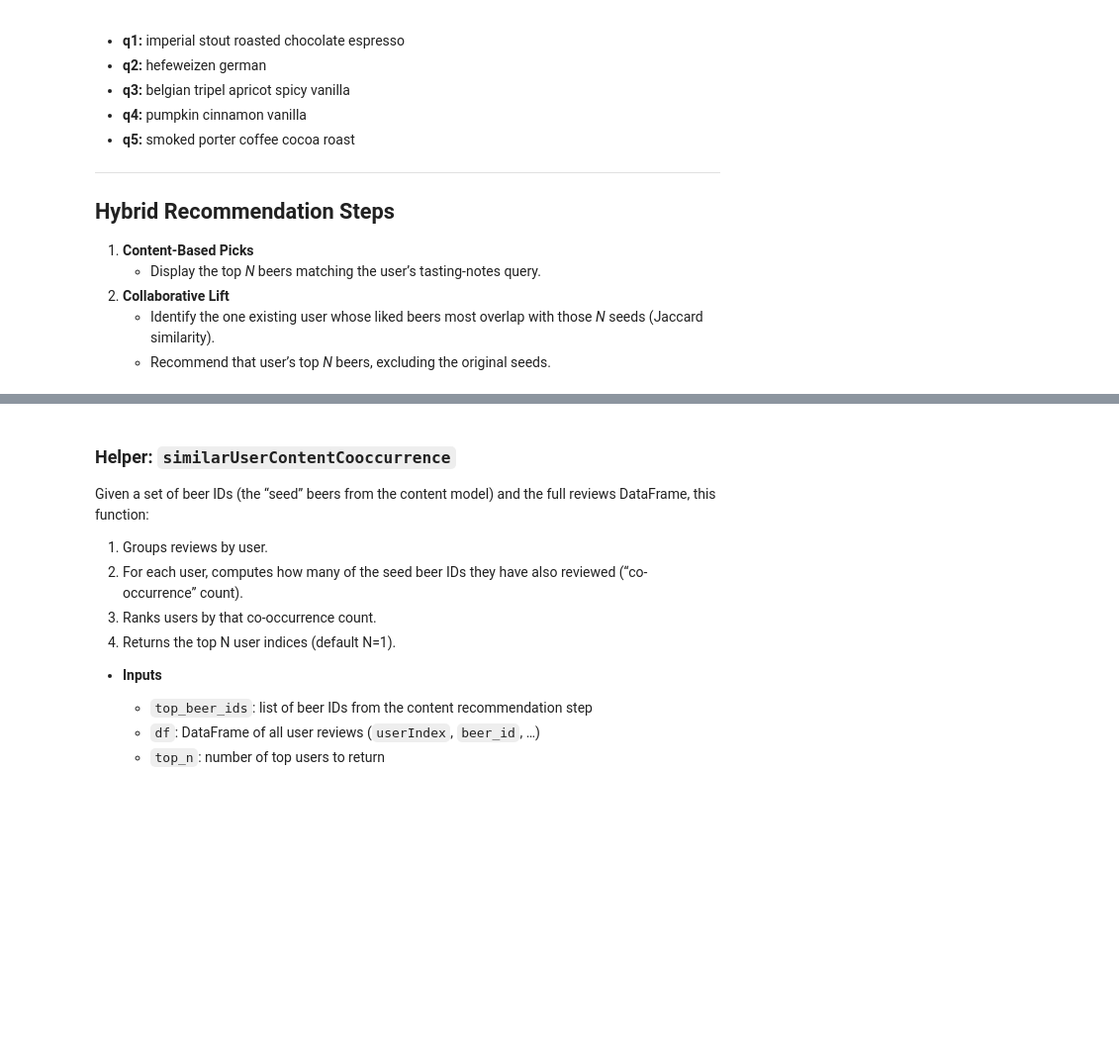
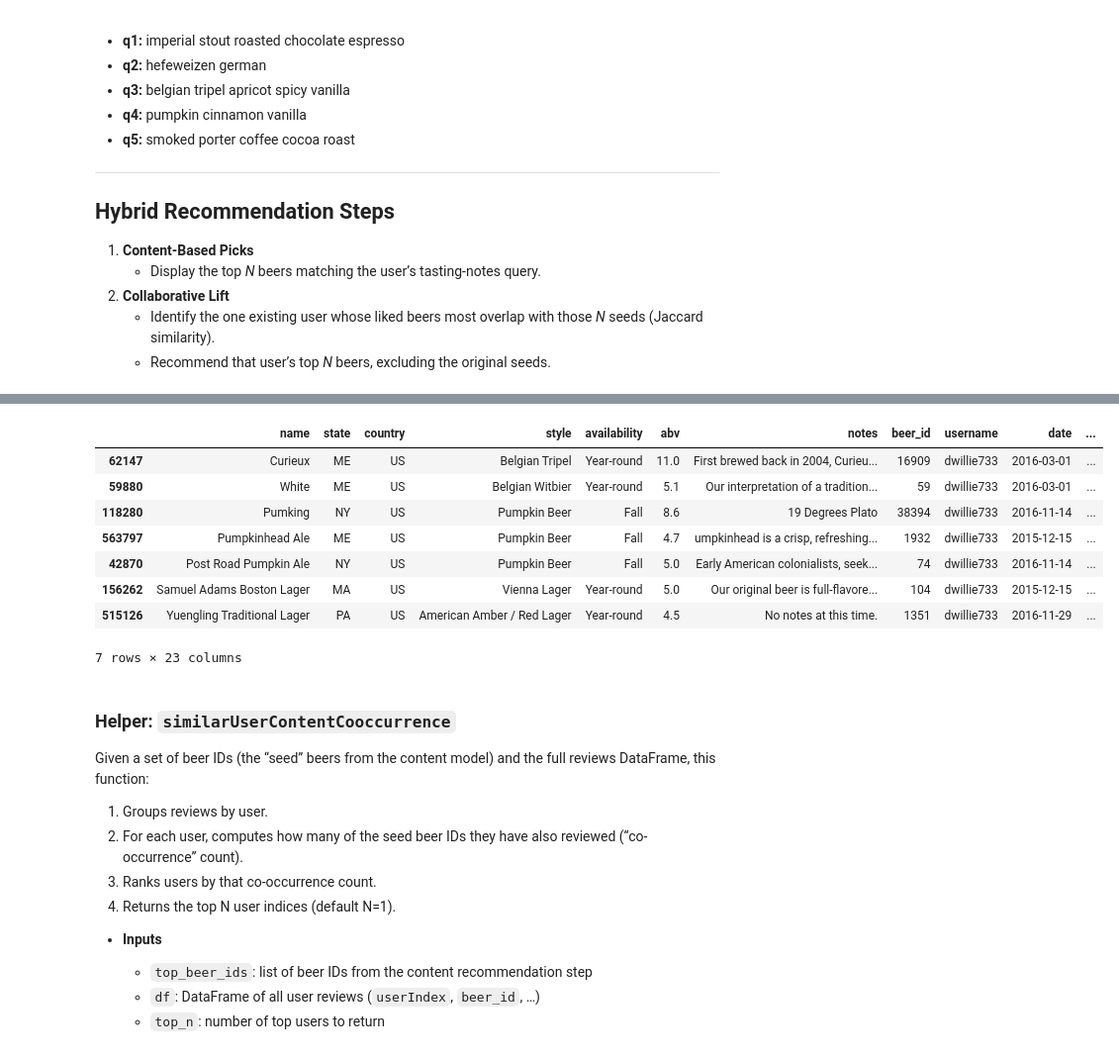
Before and after one commit to VinnyKun/BeerMePlease, a Jupyter notebook: 8.BeerRecommender.ipynb, the cells around one changed output, grey strips where cells are left out. Shown at 99% size. Drawn from its saved outputs; the diff is of its cells as text; code cells hidden in the pictures; blank space fills up the shorter version.

```diff
--- a/BeerRecommender.ipynb
+++ b/8.BeerRecommender.ipynb
@@ -565,3 +567,15 @@ Bourbon County Brand Coffee Stout American Imperial Stout 12.9 0.886392
+# %%
+getActualTopKReviewedBeersForUser('dwillie733',500) #Oleg85
+# %% [output]
+|  | name | state | country | style | availability | abv | notes | beer_id | username | date | ... |
+| 62147 | Curieux | ME | US | Belgian Tripel | Year-round | 11.0 | First brewed back in 2004, Curieu... | 16909 | dwillie733 | 2016-03-01 | ... |
+| 59880 | White | ME | US | Belgian Witbier | Year-round | 5.1 | Our interpretation of a tradition... | 59 | dwillie733 | 2016-03-01 | ... |
+| 118280 | Pumking | NY | US | Pumpkin Beer | Fall | 8.6 | 19 Degrees Plato | 38394 | dwillie733 | 2016-11-14 | ... |
+| 563797 | Pumpkinhead Ale | ME | US | Pumpkin Beer | Fall | 4.7 | umpkinhead is a crisp, refreshing... | 1932 | dwillie733 | 2015-12-15 | ... |
+| 42870 | Post Road Pumpkin Ale | NY | US | Pumpkin Beer | Fall | 5.0 | Early American colonialists, seek... | 74 | dwillie733 | 2016-11-14 | ... |
+| 156262 | Samuel Adams Boston Lager | MA | US | Vienna Lager | Year-round | 5.0 | Our original beer is full-flavore... | 104 | dwillie733 | 2015-12-15 | ... |
+| 515126 | Yuengling Traditional Lager | PA | US | American Amber / Red Lager | Year-round | 4.5 | No notes at this time. | 1351 | dwillie733 | 2016-11-29 | ... |
+7 rows × 23 columns
 # %% [markdown]
 ### Helper: `similarUserContentCooccurrence`
 
```
Also changed, not shown: parts of 3 cells of this notebook, 4 other files.
